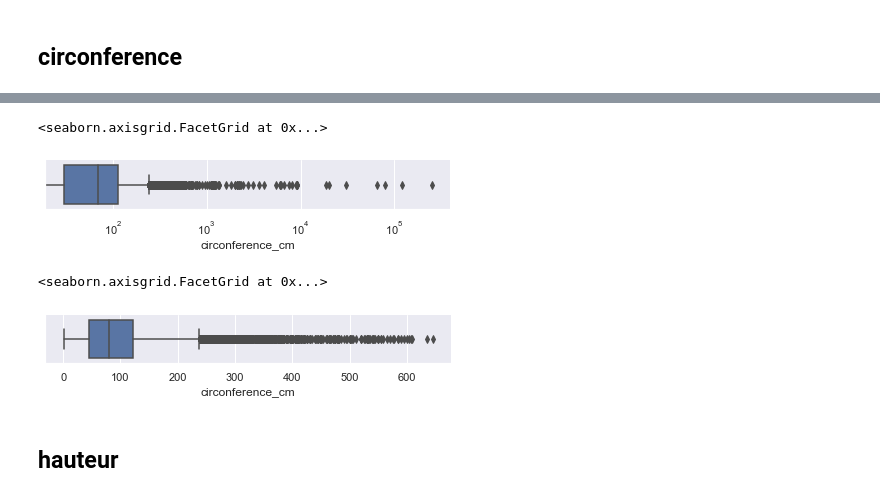
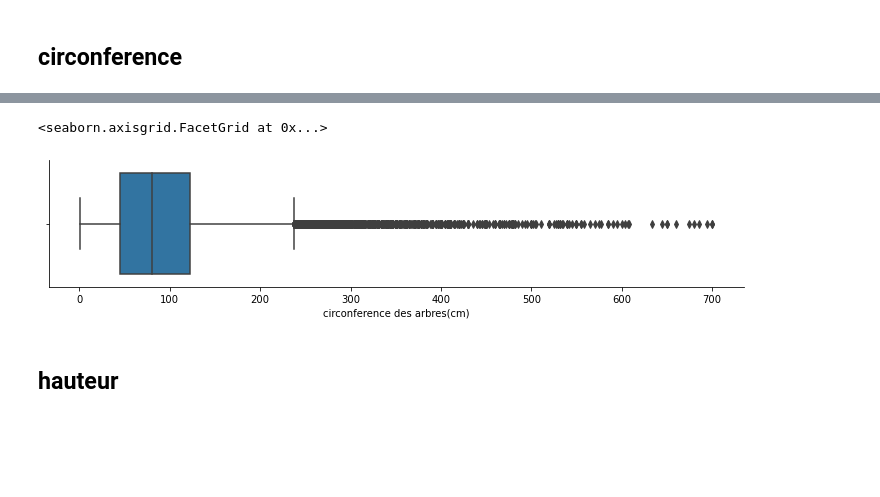
Before and after one commit to dicesare/Decrivez_et_nettoyez_votre_jeu_de_donnees, a Jupyter notebook: P2_01_notebook.ipynb, the cells around one changed output, grey strips where cells are left out. Saved outputs shown, nothing was run; the diff lists cells and outputs as text; code cells hidden in the pictures; blank space fills up the shorter version.

```diff
--- a/P2_01_notebook.ipynb
+++ b/P2_01_notebook.ipynb
@@ -486,0 +504,4 @@ Name: circonference_cm, dtype: float64
+# %%
+arbres_clean_circonference = arbres_clean.where(arbres_clean.circonference_cm <= 705)
+arbres_clean_circonference = arbres_clean_circonference.where(arbres_clean.circonference_cm > 0)
+arbres_clean_circonference.describe()
@@ -487,14 +527,8 @@ Name: circonference_cm, dtype: float64
 # %%
-graph = sns.catplot(data=arbres_clean, x='circonference_cm', hue ="circonference_cm", kind="box", height=1.5, aspect=4)
-graph.set(xscale="log")
+catplot = sns.catplot(data=arbres_clean_circonference, x='circonference_cm', hue ="circonference_cm", kind="box", height=2.5, aspect=4 )
+catplot.set(xlabel="circonference des arbres(cm)")
 # %% [output]
 <seaborn.axisgrid.FacetGrid at 0x...>
-[figure, old version]
+[figure, new version]
-# %%
-arbres_clean_circonference = arbres_clean.where(arbres_clean.circonference_cm < 650).where(arbres_clean.circonference_cm > 0)
-sns.catplot(data=arbres_clean_circonference, x='circonference_cm', hue ="circonference_cm", kind="box", height=1.5, aspect=4 )
-# %% [output]
-<seaborn.axisgrid.FacetGrid at 0x...>
-[figure, removed]
 # %% [markdown]
 ## hauteur
```
Also changed, not shown: parts of 30 cells of this notebook, 1 other file.
